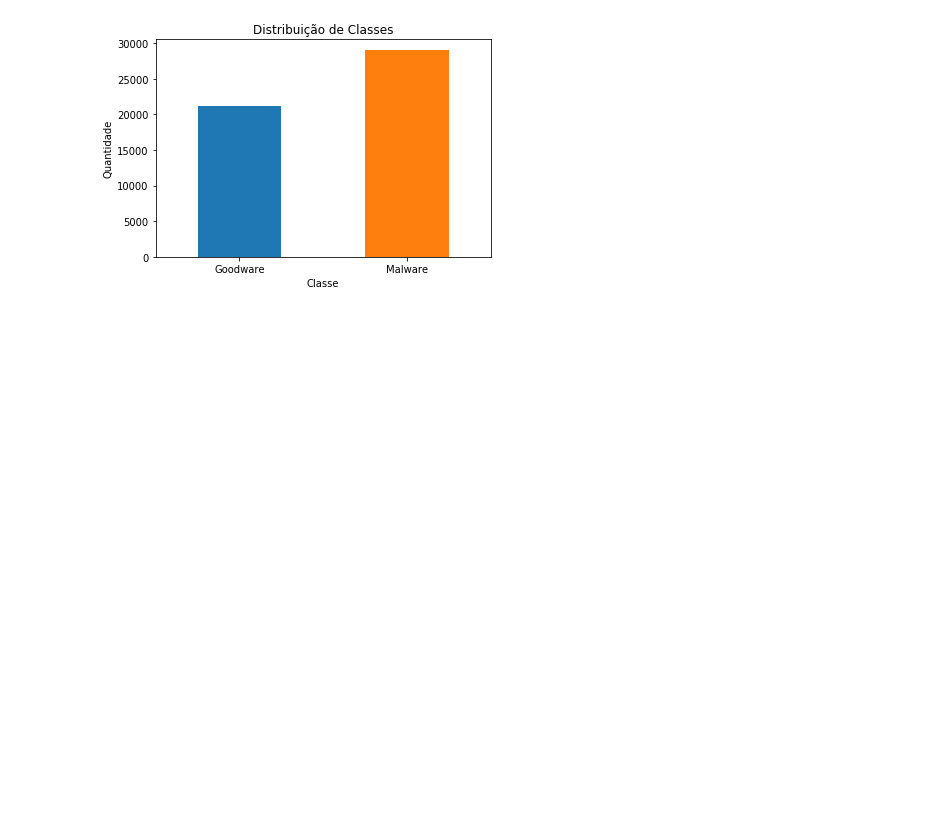
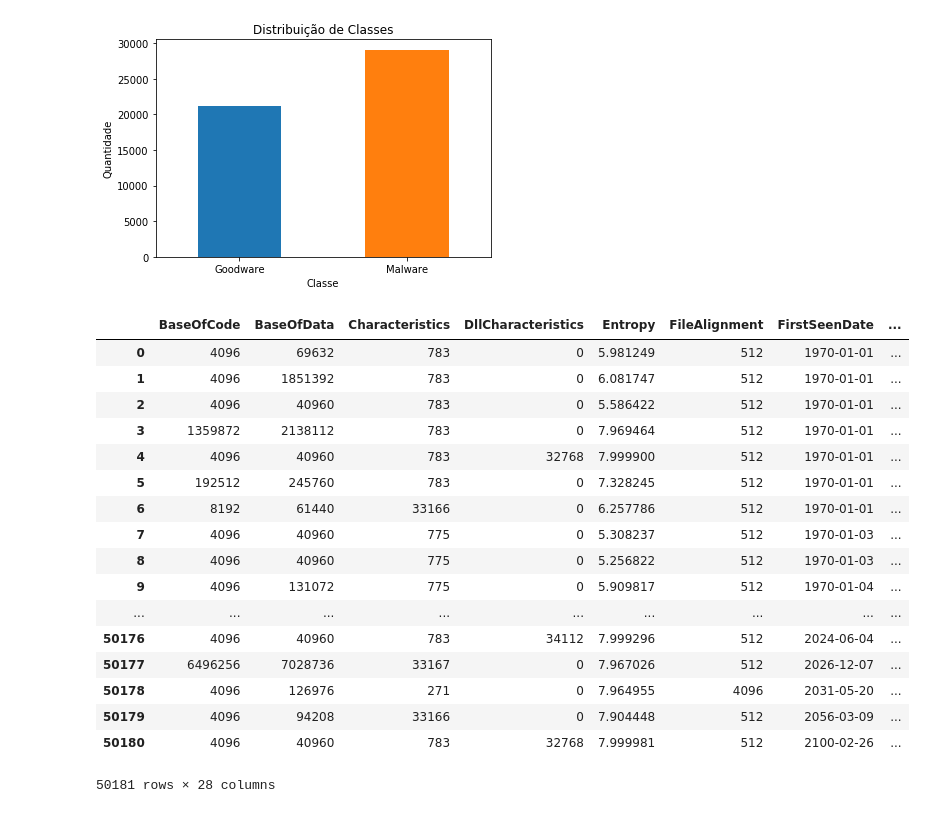
Before and after one commit to fabriciojoc/ml-cybersecuritiy-course, a Jupyter notebook: 02_datasets.ipynb, the cells around one changed output. Saved outputs shown, nothing was run; the diff lists cells and outputs as text; code cells hidden in the pictures; blank space fills up the shorter version.

```diff
--- a/02_datasets.ipynb
+++ b/02_datasets.ipynb
@@ -98,3 +98,27 @@ plt.savefig("distribution_brmw.pdf")
 plt.show()
 # %% [output]
 [figure]
+# %%
+data['FirstSeenDate'] =  pd.to_datetime(data['FirstSeenDate'])
+data = data.sort_values(by='FirstSeenDate')
+# %%
+data
+# %% [output]
+|  | BaseOfCode | BaseOfData | Characteristics | DllCharacteristics | Entropy | FileAlignment | FirstSeenDate | ... |
+| 0 | 4096 | 69632 | 783 | 0 | 5.981249 | 512 | 1970-01-01 | ... |
+| 1 | 4096 | 1851392 | 783 | 0 | 6.081747 | 512 | 1970-01-01 | ... |
+| 2 | 4096 | 40960 | 783 | 0 | 5.586422 | 512 | 1970-01-01 | ... |
+| 3 | 1359872 | 2138112 | 783 | 0 | 7.969464 | 512 | 1970-01-01 | ... |
+| 4 | 4096 | 40960 | 783 | 32768 | 7.999900 | 512 | 1970-01-01 | ... |
+| 5 | 192512 | 245760 | 783 | 0 | 7.328245 | 512 | 1970-01-01 | ... |
+| 6 | 8192 | 61440 | 33166 | 0 | 6.257786 | 512 | 1970-01-01 | ... |
+| 7 | 4096 | 40960 | 775 | 0 | 5.308237 | 512 | 1970-01-03 | ... |
+| 8 | 4096 | 40960 | 775 | 0 | 5.256822 | 512 | 1970-01-03 | ... |
+| 9 | 4096 | 131072 | 775 | 0 | 5.909817 | 512 | 1970-01-04 | ... |
+| ... | ... | ... | ... | ... | ... | ... | ... | ... |
+| 50176 | 4096 | 40960 | 783 | 34112 | 7.999296 | 512 | 2024-06-04 | ... |
+| 50177 | 6496256 | 7028736 | 33167 | 0 | 7.967026 | 512 | 2026-12-07 | ... |
+| 50178 | 4096 | 126976 | 271 | 0 | 7.964955 | 4096 | 2031-05-20 | ... |
+| 50179 | 4096 | 94208 | 33166 | 0 | 7.904448 | 512 | 2056-03-09 | ... |
+| 50180 | 4096 | 40960 | 783 | 32768 | 7.999981 | 512 | 2100-02-26 | ... |
+50181 rows × 28 columns
```
Also changed, not shown: parts of 1 cell of this notebook, 1 other file.
